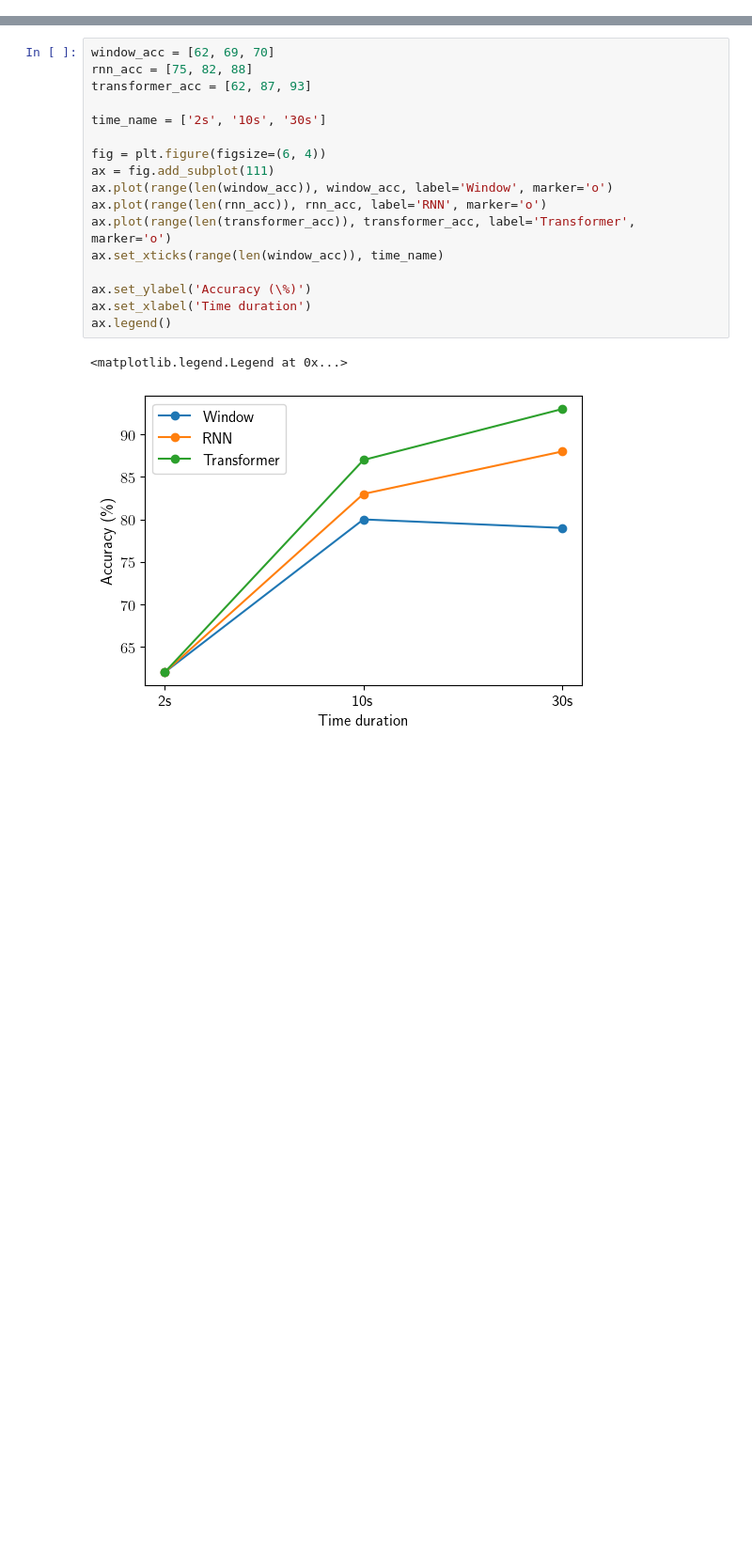
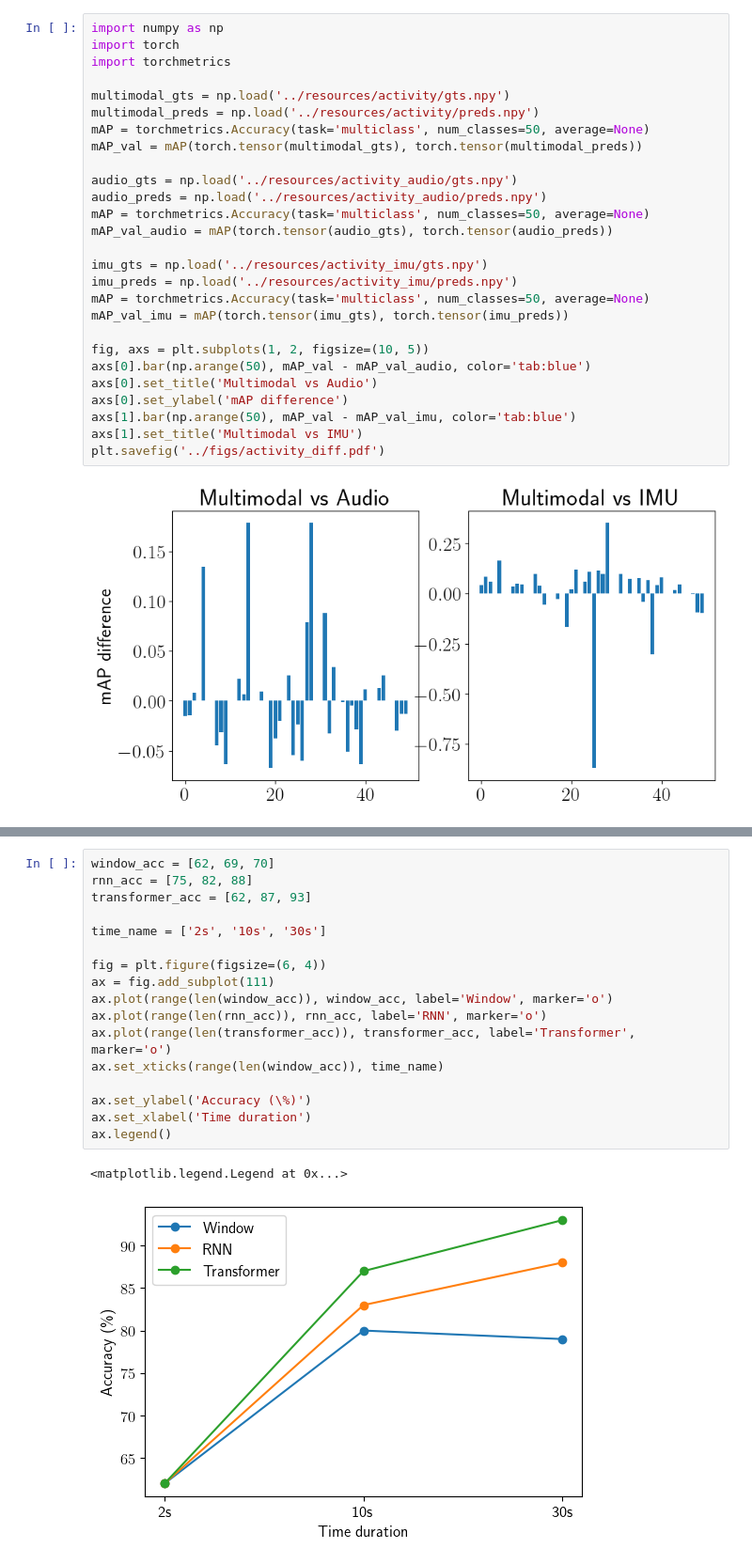
Before and after one commit to lixinghe1999/HAR, a Jupyter notebook: code/plot/plot.ipynb, the cells around one changed output, grey strips where cells are left out. Shown: that part at 94% size. Saved outputs shown, nothing was run; the diff lists cells and outputs as text; blank space fills up the shorter version.

```diff
--- a/code/plot/plot.ipynb
+++ b/code/plot/plot.ipynb
@@ -7,3 +65,32 @@ plt.rcParams.update({'font.size': 12})
+# %%
+import numpy as np
+import torch
+import torchmetrics
+
+multimodal_gts = np.load('../resources/activity/gts.npy')
+multimodal_preds = np.load('../resources/activity/preds.npy')
+mAP = torchmetrics.Accuracy(task='multiclass', num_classes=50, average=None)
+mAP_val = mAP(torch.tensor(multimodal_gts), torch.tensor(multimodal_preds))
+
+audio_gts = np.load('../resources/activity_audio/gts.npy')
+audio_preds = np.load('../resources/activity_audio/preds.npy')
+mAP = torchmetrics.Accuracy(task='multiclass', num_classes=50, average=None)
+mAP_val_audio = mAP(torch.tensor(audio_gts), torch.tensor(audio_preds))
+
+imu_gts = np.load('../resources/activity_imu/gts.npy')
+imu_preds = np.load('../resources/activity_imu/preds.npy')
+mAP = torchmetrics.Accuracy(task='multiclass', num_classes=50, average=None)
+mAP_val_imu = mAP(torch.tensor(imu_gts), torch.tensor(imu_preds))
+
+fig, axs = plt.subplots(1, 2, figsize=(10, 5))
+axs[0].bar(np.arange(50), mAP_val - mAP_val_audio, color='tab:blue')
+axs[0].set_title('Multimodal vs Audio')
+axs[0].set_ylabel('mAP difference')
+axs[1].bar(np.arange(50), mAP_val - mAP_val_imu, color='tab:blue')
+axs[1].set_title('Multimodal vs IMU')
+plt.savefig('../figs/activity_diff.pdf')
+# %% [output]
+[figure, added]
 # %%
 # Motivation 1
 retrieval_cross = [89, 80, 70, 59]
```
Also changed, not shown: parts of 10 cells of this notebook, 34 other files.
